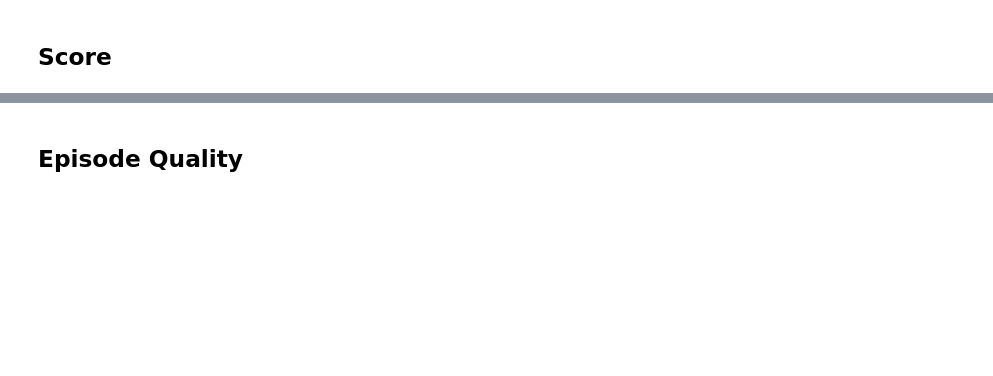
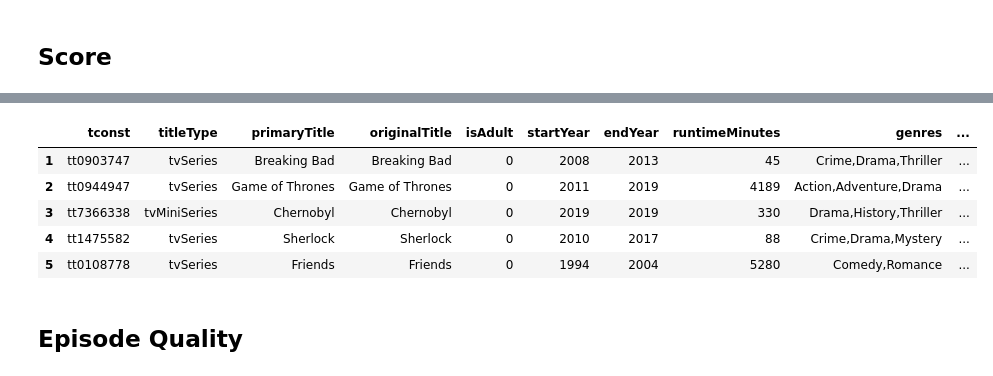
Before and after one commit to kmcsquared/WatchNext, a Jupyter notebook: Notebooks/SeriesSelector.ipynb, the cells around one changed output, grey strips where cells are left out. Drawn from its saved outputs; the diff is of its cells as text; code cells hidden in the pictures; blank space fills up the shorter version.

```diff
--- a/SeriesSelector.ipynb
+++ b/Notebooks/SeriesSelector.ipynb
@@ -141,2 +126,13 @@ df_series_score.head()
+# %%
+df_series_score = df_imdb_titles.loc[df_imdb_titles['titleType'].isin(['tvSeries', 'tvMiniSeries'])].copy()
+df_series_score = normalise_content(df_series_score)
+df_series_score.head()
+# %% [output]
+|  | tconst | titleType | primaryTitle | originalTitle | isAdult | startYear | endYear | runtimeMinutes | genres | ... |
+| 1 | tt0903747 | tvSeries | Breaking Bad | Breaking Bad | 0 | 2008 | 2013 | 45 | Crime,Drama,Thriller | ... |
+| 2 | tt0944947 | tvSeries | Game of Thrones | Game of Thrones | 0 | 2011 | 2019 | 4189 | Action,Adventure,Drama | ... |
+| 3 | tt7366338 | tvMiniSeries | Chernobyl | Chernobyl | 0 | 2019 | 2019 | 330 | Drama,History,Thriller | ... |
+| 4 | tt1475582 | tvSeries | Sherlock | Sherlock | 0 | 2010 | 2017 | 88 | Crime,Drama,Mystery | ... |
+| 5 | tt0108778 | tvSeries | Friends | Friends | 0 | 1994 | 2004 | 5280 | Comedy,Romance | ... |
 # %% [markdown]
 ## Episode Quality
```
Also changed, not shown: parts of 9 cells of this notebook, 6 other files.
